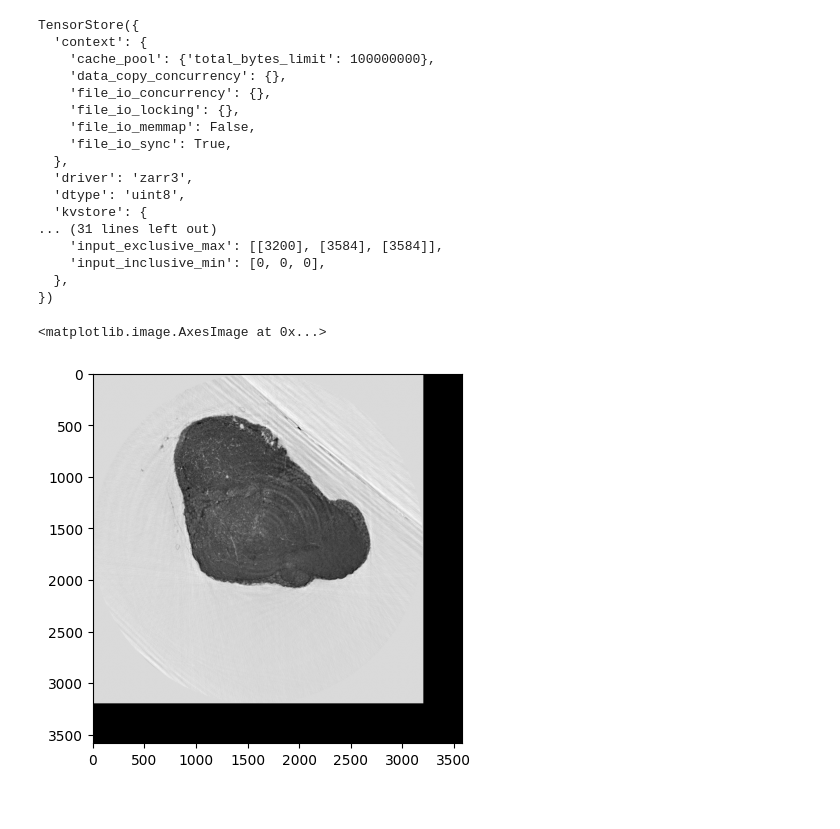
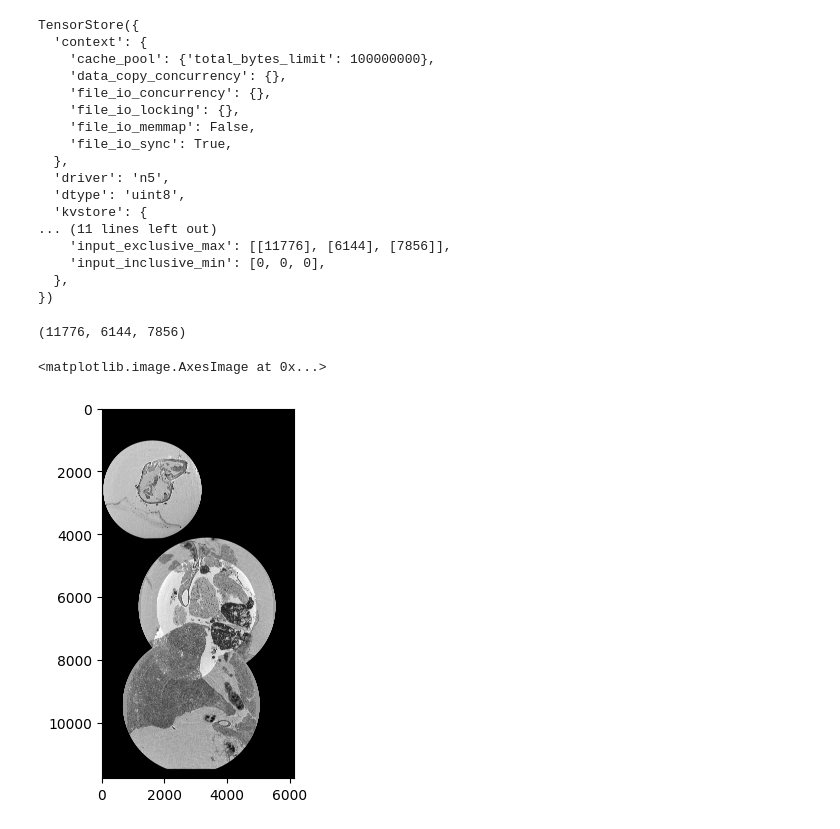
Before and after one commit to JaneliaSciComp/bossdb-convert, a Jupyter notebook: view.ipynb, the cells around one changed output. Cells and saved outputs as stored; diff of their text form; code cells hidden in the pictures.

```diff
--- a/view.ipynb
+++ b/view.ipynb
@@ -5,9 +38,9 @@ import matplotlib.pyplot as plt
 # %%
 dataset_future = ts.open({
-    "driver": "zarr3",
+    "driver": "n5",
     "kvstore": {
         "driver": "file",
-        "path": "/home/katzw/image-conversion/data.zarr",
+        "path": "/home/katzw/bossdb-convert/kuan_phelps2020_leg.n5",
     },
     # Use 100MB in-memory cache.
     "context": {
@@ -30,18 +63,21 @@ TensorStore({
     'file_io_memmap': False,
     'file_io_sync': True,
   },
-  'driver': 'zarr3',
+  'driver': 'n5',
   'dtype': 'uint8',
   'kvstore': {
-... (31 lines left out)
-    'input_exclusive_max': [[3200], [3584], [3584]],
+... (11 lines left out)
+    'input_exclusive_max': [[11776], [6144], [7856]],
     'input_inclusive_min': [0, 0, 0],
   },
 })
+# %%
+dataset.shape
+# %% [output]
+(11776, 6144, 7856)
 # %%
-slice = dataset[2700, :, :]
-
+slice = dataset[:, :, 2303]
 plt.imshow(slice, cmap='gray')
 # %% [output]
 <matplotlib.image.AxesImage at 0x...>
-[figure, old version]
+[figure, new version]
```
Also changed, not shown: parts of 6 cells of this notebook, 3 other files.
